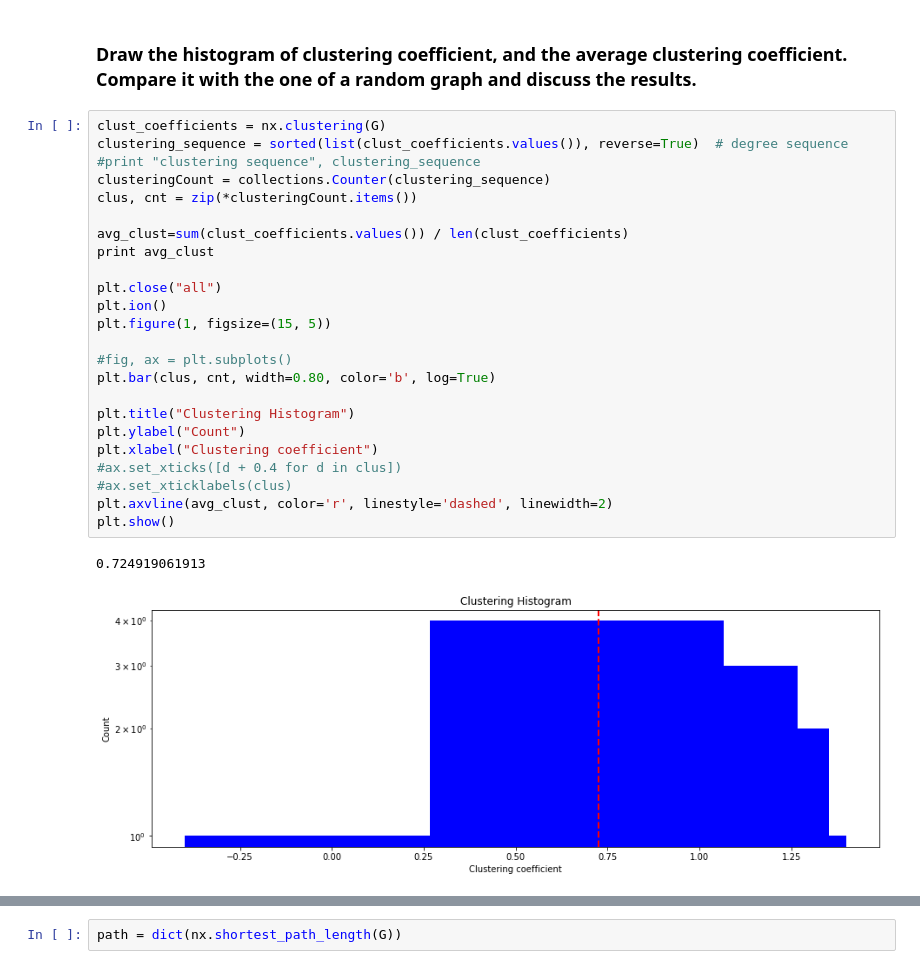
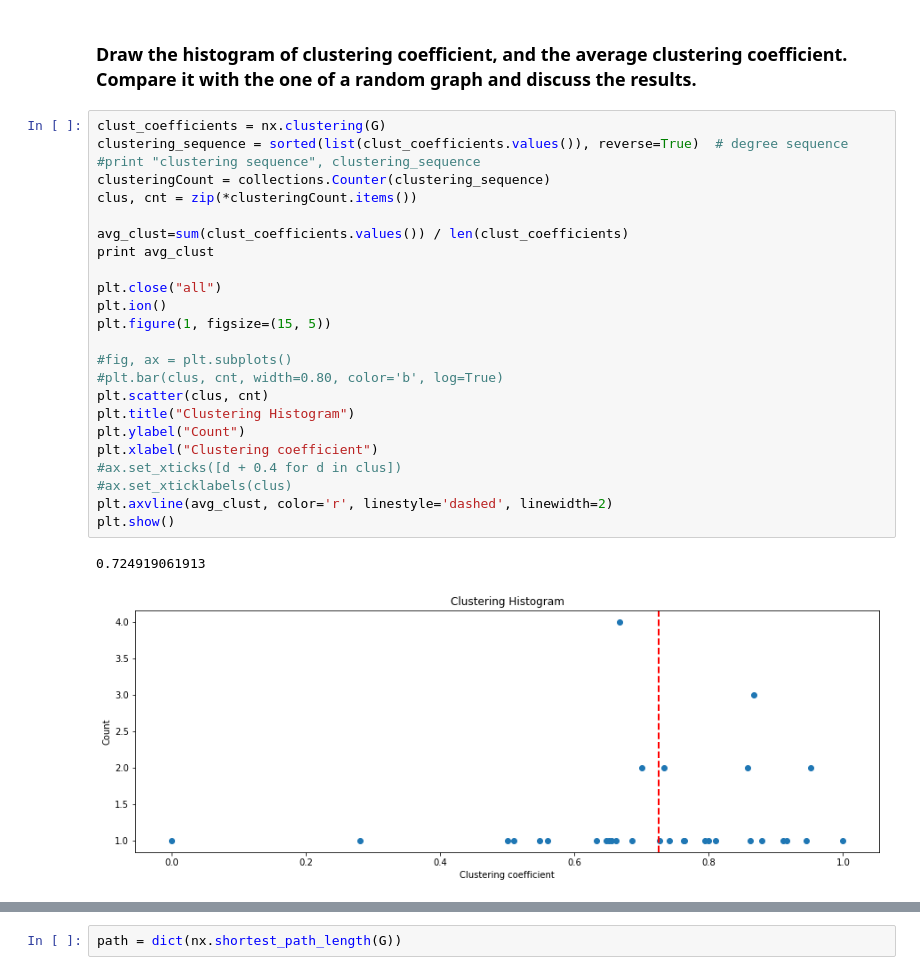
Before and after one commit to mkobbi/mkobbi_udm_social_project, a Jupyter notebook: mkobbi_network_anaylsis_project.ipynb, the cells around one changed output, grey strips where cells are left out. Saved outputs shown, nothing was run; the diff lists cells and outputs as text.

```diff
--- a/mkobbi_network_anaylsis_project.ipynb
+++ b/mkobbi_network_anaylsis_project.ipynb
@@ -125,30 +143,30 @@ plt.show()
 # %%
 clust_coefficients = nx.clustering(G)
 clustering_sequence = sorted(list(clust_coefficients.values()), reverse=True)  # degree sequence
 #print "clustering sequence", clustering_sequence
 clusteringCount = collections.Counter(clustering_sequence)
 clus, cnt = zip(*clusteringCount.items())
 
 avg_clust=sum(clust_coefficients.values()) / len(clust_coefficients)
 print avg_clust
 
 plt.close("all")
 plt.ion()
 plt.figure(1, figsize=(15, 5))
 
 #fig, ax = plt.subplots()
-plt.bar(clus, cnt, width=0.80, color='b', log=True)
-
+#plt.bar(clus, cnt, width=0.80, color='b', log=True)
+plt.scatter(clus, cnt)
 plt.title("Clustering Histogram")
 plt.ylabel("Count")
 plt.xlabel("Clustering coefficient")
 #ax.set_xticks([d + 0.4 for d in clus])
 #ax.set_xticklabels(clus)
 plt.axvline(avg_clust, color='r', linestyle='dashed', linewidth=2)
 plt.show()
 # %% [output]
 0.724919061913
-[figure, old version]
+[figure, new version]
 # %%
 clust_coefficients = nx.clustering(R)
 clustering_sequence = sorted(list(clust_coefficients.values()), reverse=True)  # degree sequence
```
Also changed, not shown: parts of 19 cells of this notebook, 2 other files.
